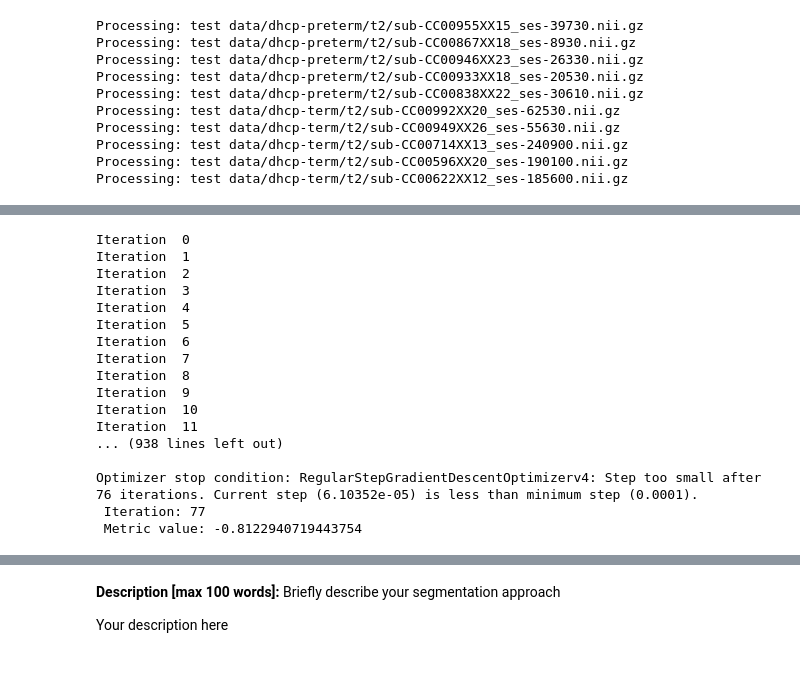
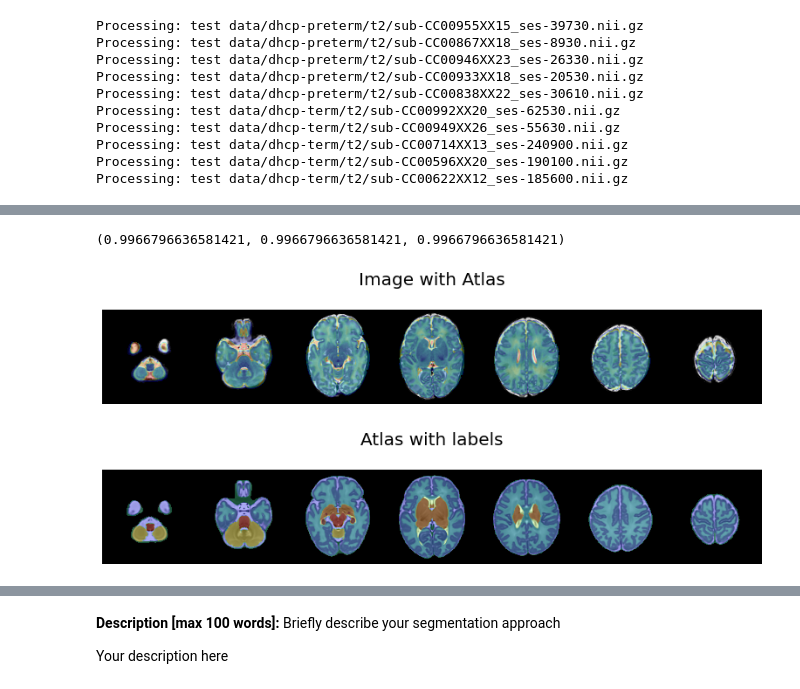
Before and after one commit to michellepi/MIC-Project-B, a Jupyter notebook: Mini_Project_Part_B.ipynb, the cells around one changed output, grey strips where cells are left out. Drawn from its saved outputs; the diff is of its cells as text; code cells hidden in the pictures.

```diff
--- a/Mini_Project_Part_B.ipynb
+++ b/Mini_Project_Part_B.ipynb
@@ -91,18 +109,18 @@ def load_data(dir_path):
     label_path = label_dir + path
     print("Processing:", image_path)
     # Loading image
-    sitk_image = sitk.ReadImage(image_path, sitk.sitkFloat32)
-    sitk_label = sitk.ReadImage(label_path, sitk.sitkFloat32)
+    ants_image = ants.image_read(image_path)
+    ants_label = ants.image_read(label_path)
     # store all images
-    images.append(sitk_image)
-    labels.append(sitk_label)
+    images.append(ants_image)
+    labels.append(ants_label)
 
   return images, labels
 # %%
 preterm_test_path = 'test data/dhcp-preterm'
 term_test_path = 'test data/dhcp-term'
-pt_test_im, pt_test_lbl = load_data(preterm_test_path)
-t_test_im, t_test_lbl = load_data(term_test_path)
+pt_im, pt_lbl = load_data(preterm_test_path)
+t_im, t_lbl = load_data(term_test_path)
 # %% [output]
 Processing: test data/dhcp-preterm/t2/sub-CC00955XX15_ses-39730.nii.gz
 Processing: test data/dhcp-preterm/t2/sub-CC00867XX18_ses-8930.nii.gz
@@ -157,36 +135,23 @@ T2 atlas over example term brain
-# %%
-# import functions from registration.py
-from registration import AffineRegistration
-from registration import resample_image
-
-def register_images(images, t2_atlas):
-
-  trans = []
-  for i, im in enumerate(images):
-    trans.append(AffineRegistration(im, t2_atlas))
-
-  return trans
-
-t_trans = register_images(t_test_im, t2_atlas)
-pt_trans = register_images(pt_test_im, t2_atlas)
-# %% [output]
-Iteration  0
-Iteration  1
-Iteration  2
-Iteration  3
-Iteration  4
-Iteration  5
-Iteration  6
-Iteration  7
-Iteration  8
-Iteration  9
-Iteration  10
-Iteration  11
-... (938 lines left out)
-
-Optimizer stop condition: RegularStepGradientDescentOptimizerv4: Step too small after 76 iterations. Current step (6.10352e-05) is less than minimum step (0.0001).
- Iteration: 77
- Metric value: -0.8122940719443754
+# %%
+atlas_mask = ants.image_read('Probabilistic_atlas/atlas-brain-mask.nii.gz')
+t2_atlas = ants.image_read('Probabilistic_atlas/atlas-t2.nii.gz')
+label_atlas = ants.image_read('Probabilistic_atlas/atlas-labels.nii.gz')
+# %%
+t_im[-1].spacing
+# %% [output]
+(0.9966796636581421, 0.9966796636581421, 0.9966796636581421)
+# %%
+ants.plot(pt_im[-1], t2_atlas,
+          axis=2, ncol=7, nslices=7, overlay_cmap="jet", overlay_alpha=0.3,
+          title="Image with Atlas")
+# %% [output]
+[figure, added]
+# %%
+ants.plot(t2_atlas, label_atlas,
+          axis=2, ncol=7, nslices=7, overlay_cmap="jet", overlay_alpha=0.3,
+          title="Atlas with Labels")
+# %% [output]
+[figure, added]
 # %%
 prob_dir = 'Probabilistic_atlas/label-probabilities/'
 prob_paths = os.listdir(prob_dir)
```
Also changed, not shown: parts of 32 cells of this notebook.
